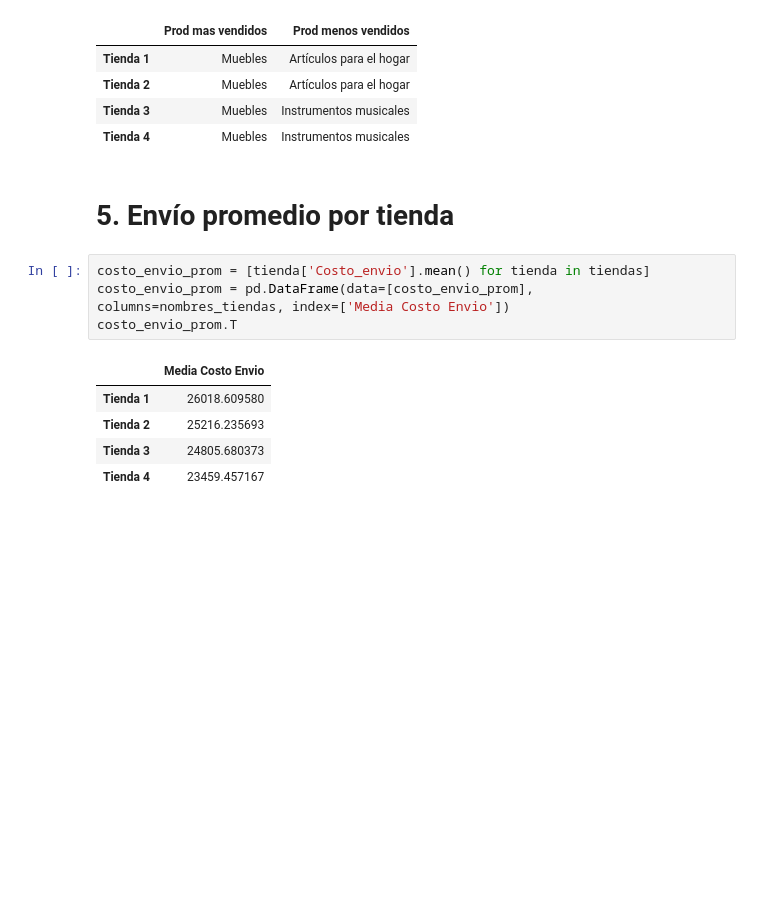
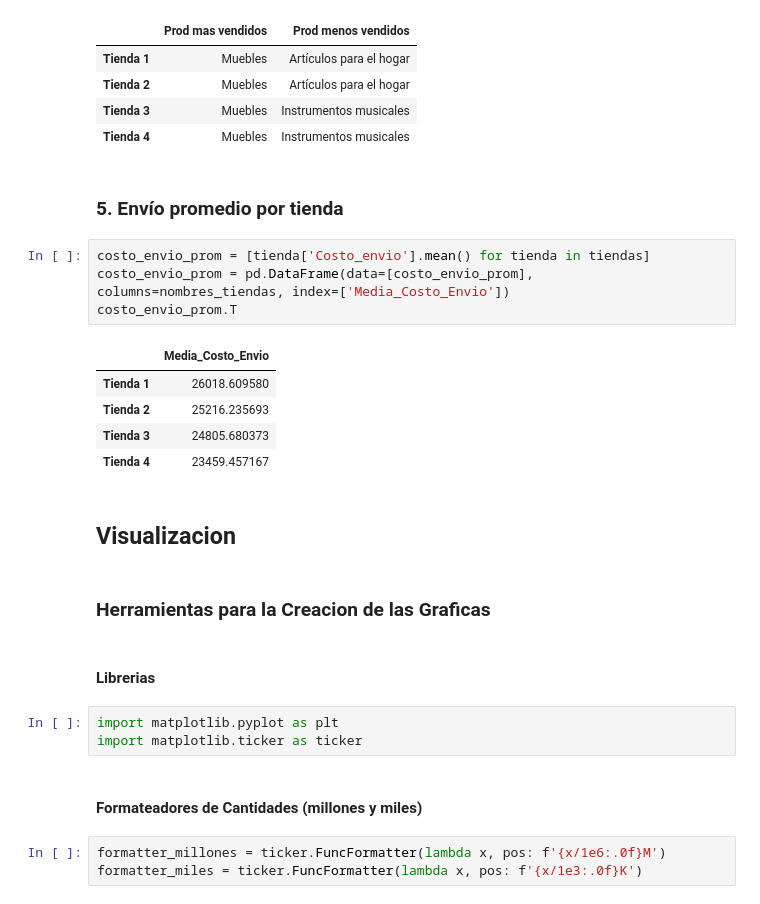
Before and after one commit to MrX7Torres/Proyecto_AluraStoreLatam, a Jupyter notebook: AluraStoreLatam.ipynb, the cells around one changed output. Saved outputs shown, nothing was run; the diff lists cells and outputs as text; blank space fills up the shorter version.

Commit message:
Implementacion de Graficas Finalizada, apenas empezando con el informe final.

```diff
--- a/AluraStoreLatam.ipynb
+++ b/AluraStoreLatam.ipynb
@@ -161,14 +158,28 @@ prod_mas_y_menos_vendidos.T
 | Tienda 3 | Muebles | Instrumentos musicales |
 | Tienda 4 | Muebles | Instrumentos musicales |
 # %% [markdown]
-# 5. Envío promedio por tienda
+### 5. Envío promedio por tienda
 # %%
 costo_envio_prom = [tienda['Costo_envio'].mean() for tienda in tiendas]
-costo_envio_prom = pd.DataFrame(data=[costo_envio_prom], columns=nombres_tiendas, index=['Media Costo Envio'])
+costo_envio_prom = pd.DataFrame(data=[costo_envio_prom], columns=nombres_tiendas, index=['Media_Costo_Envio'])
 costo_envio_prom.T
 # %% [output]
-|  | Media Costo Envio |
+|  | Media_Costo_Envio |
 | Tienda 1 | 26018.609580 |
 | Tienda 2 | 25216.235693 |
 | Tienda 3 | 24805.680373 |
 | Tienda 4 | 23459.457167 |
+# %% [markdown]
+## **Visualizacion**
+# %% [markdown]
+### **Herramientas para la Creacion de las Graficas**
+# %% [markdown]
+#### Librerias
+# %%
+import matplotlib.pyplot as plt
+import matplotlib.ticker as ticker
+# %% [markdown]
+#### Formateadores de Cantidades (millones y miles)
+# %%
+formatter_millones = ticker.FuncFormatter(lambda x, pos: f'{x/1e6:.0f}M')
+formatter_miles = ticker.FuncFormatter(lambda x, pos: f'{x/1e3:.0f}K')
```
Also changed, not shown: parts of 31 cells of this notebook.
